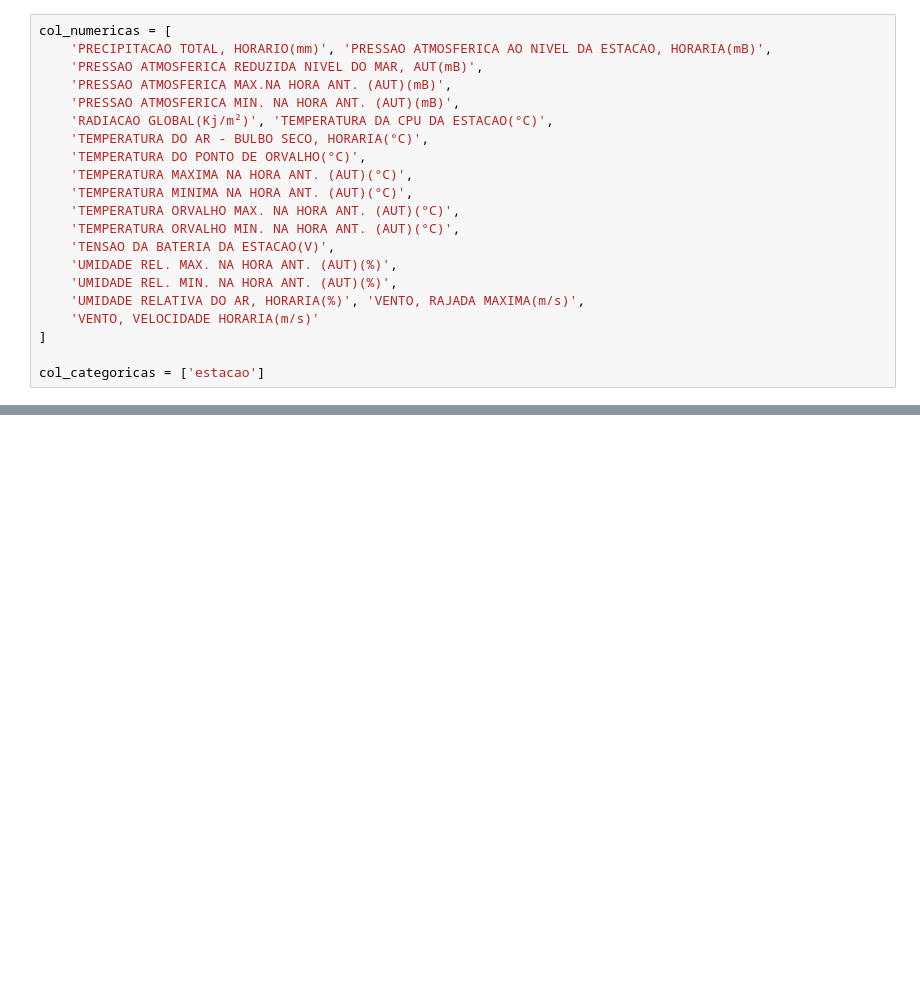
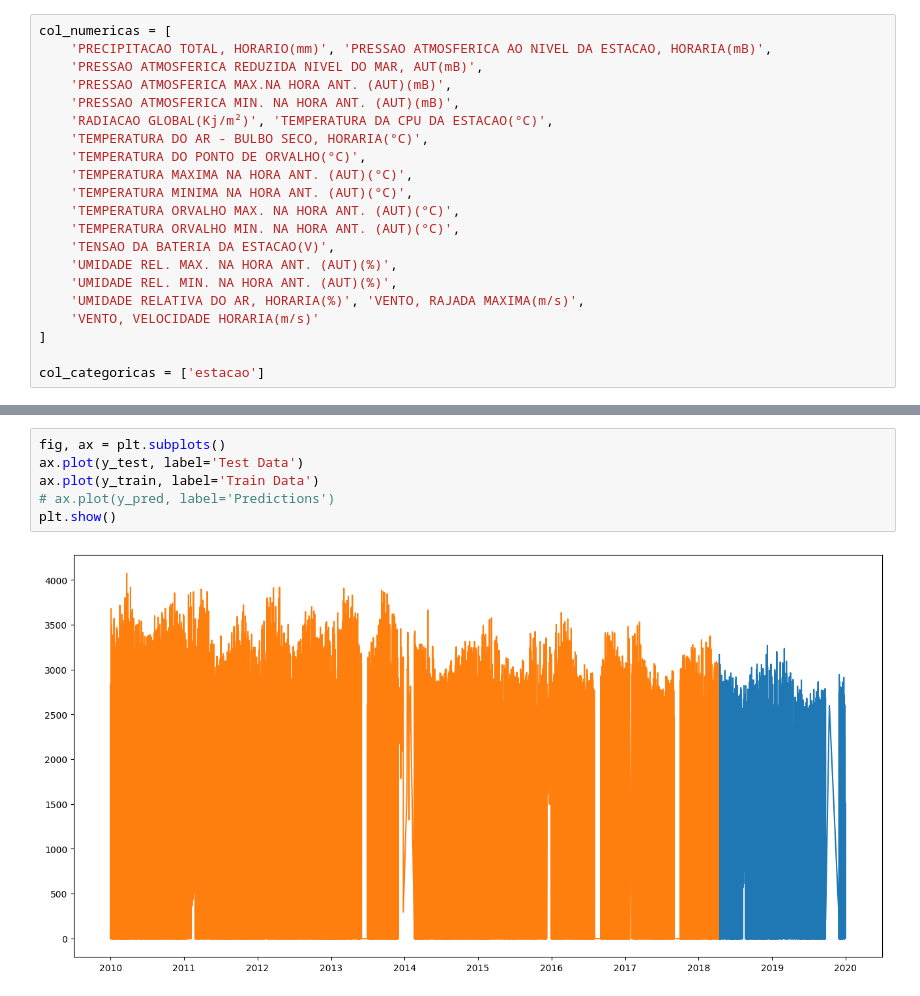
Before and after one commit to josusantz/darthvader, a Jupyter notebook: notebooks/midnight01.ipynb, the cells around one changed output, grey strips where cells are left out. Cells and saved outputs as stored; diff of their text form; blank space fills up the shorter version.

```diff
--- a/notebooks/midnight01.ipynb
+++ b/notebooks/midnight01.ipynb
@@ -122,0 +259,8 @@ array([278.97614,   9.2012 ,   1.5802 , ..., 101.59369,   1.80153,
+# %%
+fig, ax = plt.subplots()
+ax.plot(y_test, label='Test Data')
+ax.plot(y_train, label='Train Data')
+# ax.plot(y_pred, label='Predictions')
+plt.show()
+# %% [output]
+[figure, added]
```
Also changed, not shown: parts of 31 cells of this notebook, 4 other files.
